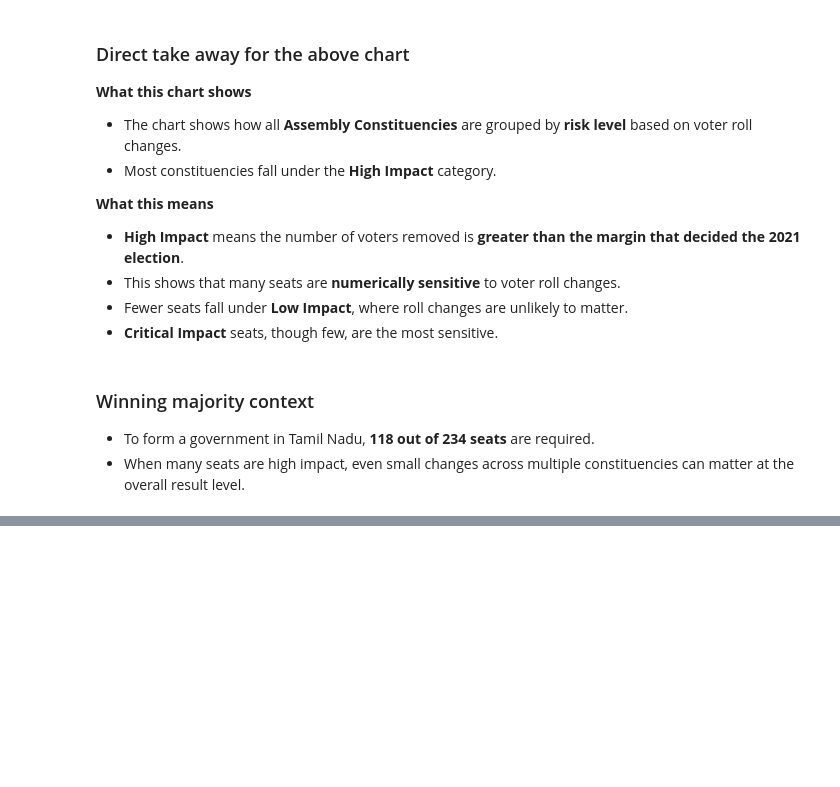
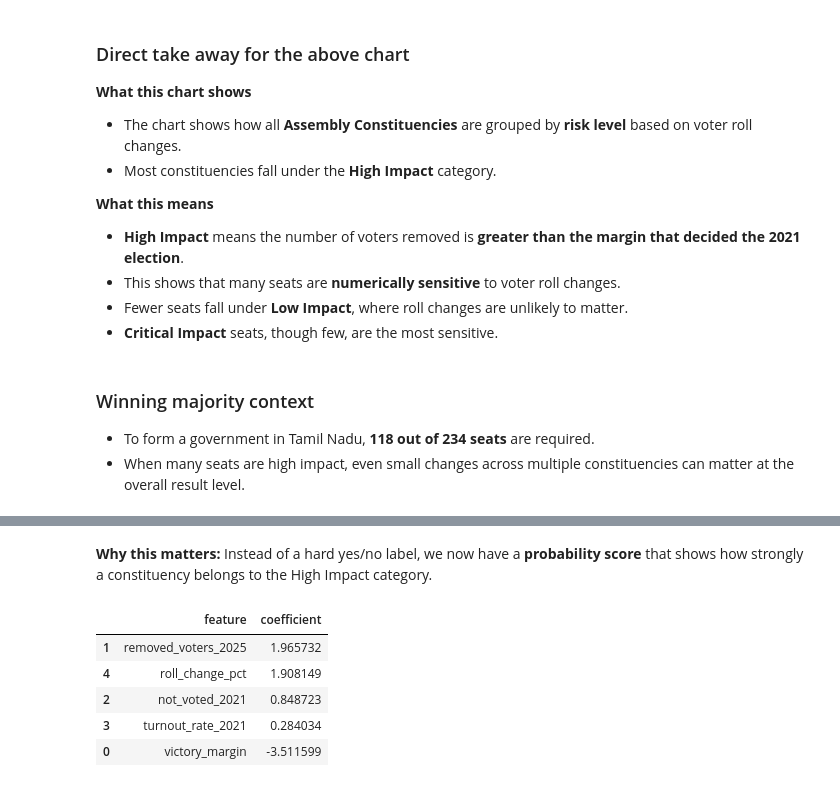
Before and after one commit to ijaihari/Tamil-Nadu-SIR-2026-Draft-Voter-Roll-Impact-Analysis, a Jupyter notebook: notebooks/final_analysis.ipynb, the cells around one changed output, grey strips where cells are left out. Cells and saved outputs as stored; diff of their text form; code cells hidden in the pictures; blank space fills up the shorter version.

```diff
--- a/notebooks/final_analysis.ipynb
+++ b/notebooks/final_analysis.ipynb
@@ -441,0 +473,12 @@ plt.show()
+# %%
+# Select features and target
+features = [
+    "victory_margin",
+    "removed_voters_2025",
+    "not_voted_2021",
+    "turnout_rate_2021",
+    "roll_change_pct"
+]
+
+X = df_ml[features]
+y = df_ml["high_impact_flag"]
@@ -441,0 +574,22 @@ plt.show()
+# %% [markdown]
+**Why this matters:**
+Instead of a hard yes/no label, we now have a **probability score** that shows how strongly a constituency belongs to the High Impact category.
+# %%
+coefficients = pipeline.named_steps["log_reg"].coef_[0]
+
+coef_df = pd.DataFrame({
+    "feature": features,
+    "coefficient": coefficients
+}).sort_values(
+    "coefficient",
+    ascending=False
+)
+
+coef_df
+# %% [output]
+|  | feature | coefficient |
+| 1 | removed_voters_2025 | 1.965732 |
+| 4 | roll_change_pct | 1.908149 |
+| 2 | not_voted_2021 | 0.848723 |
+| 3 | turnout_rate_2021 | 0.284034 |
+| 0 | victory_margin | -3.511599 |
```
Also changed, not shown: parts of 20 cells of this notebook, 2 other files.
